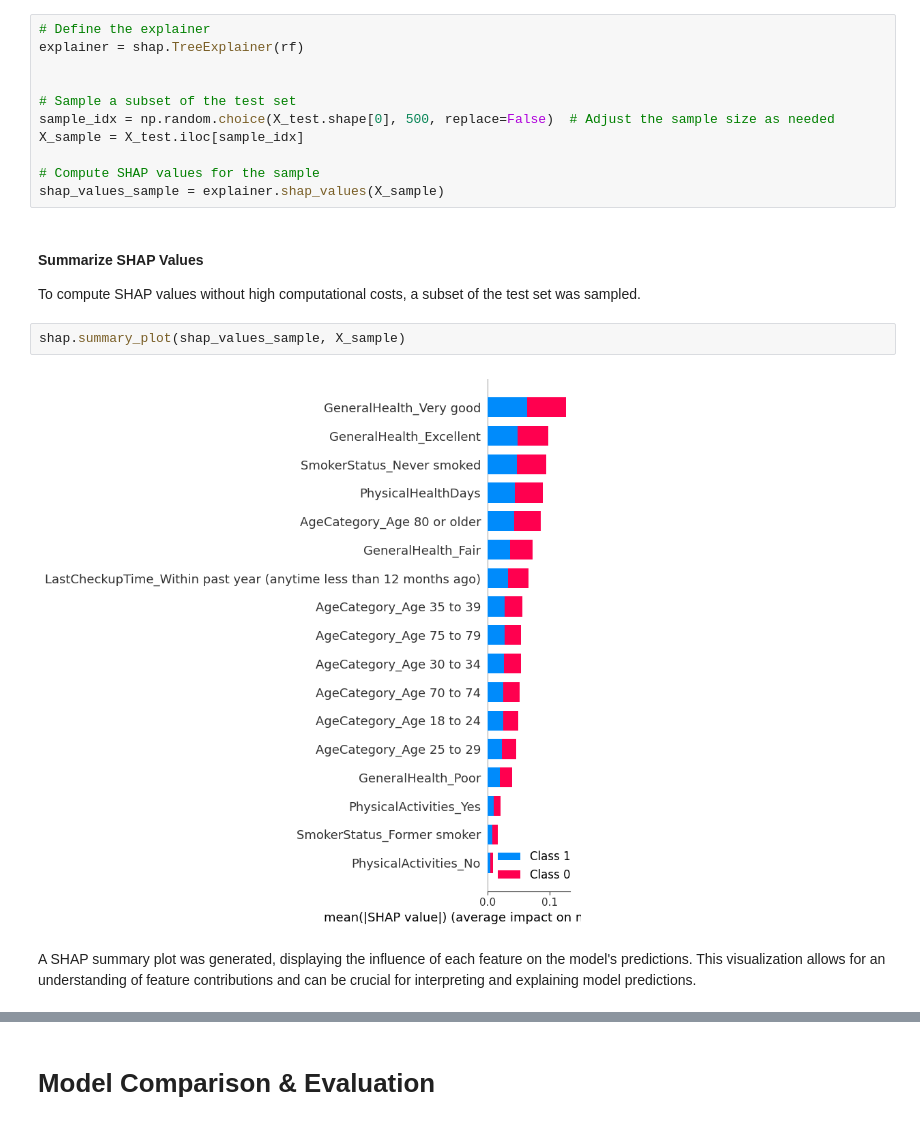
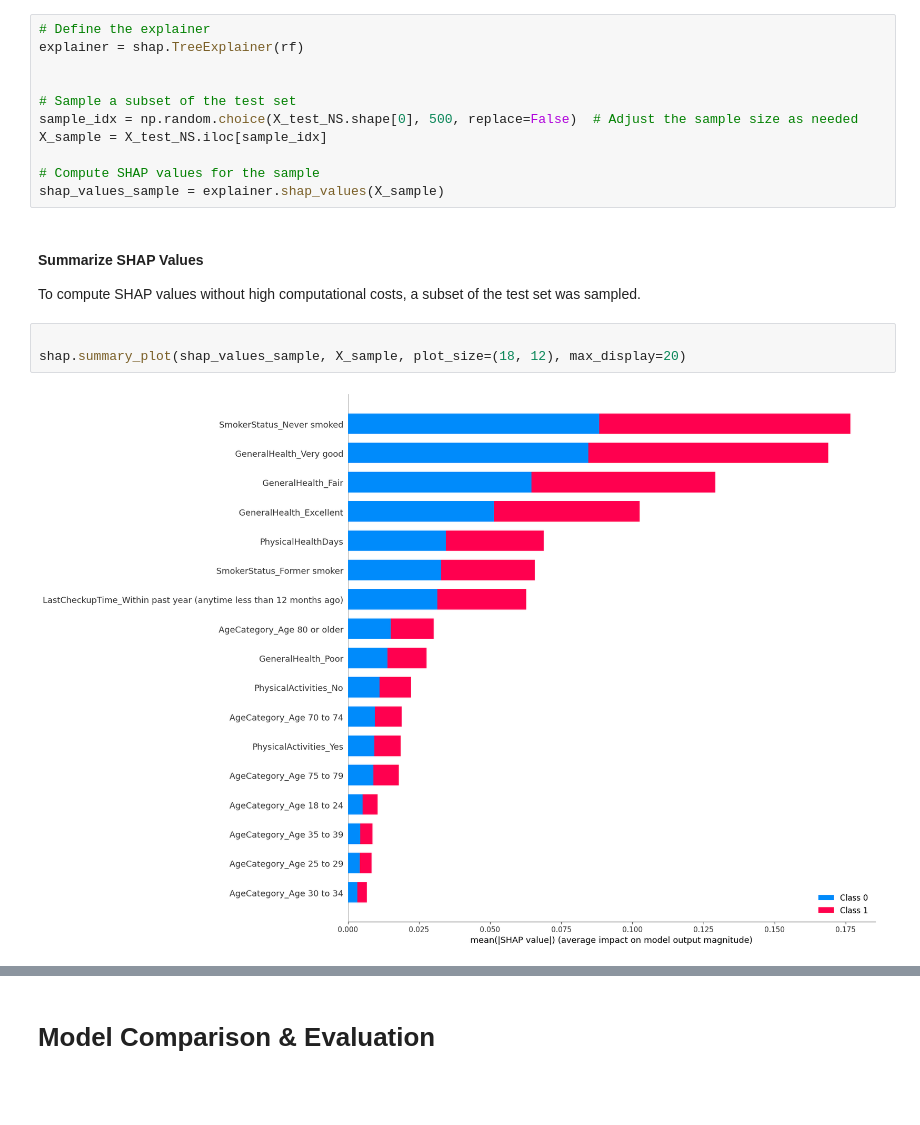
Before and after one commit to rajkumarshahu/AI-Colab, a Jupyter notebook: AI_Project.ipynb, the cells around one changed output, grey strips where cells are left out. Saved outputs shown, nothing was run; the diff lists cells and outputs as text; blank space fills up the shorter version.

```diff
--- a/AI_Project.ipynb
+++ b/AI_Project.ipynb
@@ -532,17 +556,16 @@ explainer = shap.TreeExplainer(rf)
 
 
 # Sample a subset of the test set
-sample_idx = np.random.choice(X_test.shape[0], 500, replace=False)  # Adjust the sample size as needed
-X_sample = X_test.iloc[sample_idx]
+sample_idx = np.random.choice(X_test_NS.shape[0], 500, replace=False)  # Adjust the sample size as needed
+X_sample = X_test_NS.iloc[sample_idx]
 
 # Compute SHAP values for the sample
 shap_values_sample = explainer.shap_values(X_sample)
 # %% [markdown]
 #### Summarize SHAP Values
 To compute SHAP values without high computational costs, a subset of the test set was sampled.
-# %%
-shap.summary_plot(shap_values_sample, X_sample)
-# %% [output]
-[figure, removed]
-# %% [markdown]
-A SHAP summary plot was generated, displaying the influence of each feature on the model's predictions. This visualization allows for an understanding of feature contributions and can be crucial for interpreting and explaining model predictions.
+# %%
+
+shap.summary_plot(shap_values_sample, X_sample, plot_size=(18, 12), max_display=20)
+# %% [output]
+[figure, added]
```
Also changed, not shown: parts of 45 cells of this notebook.
